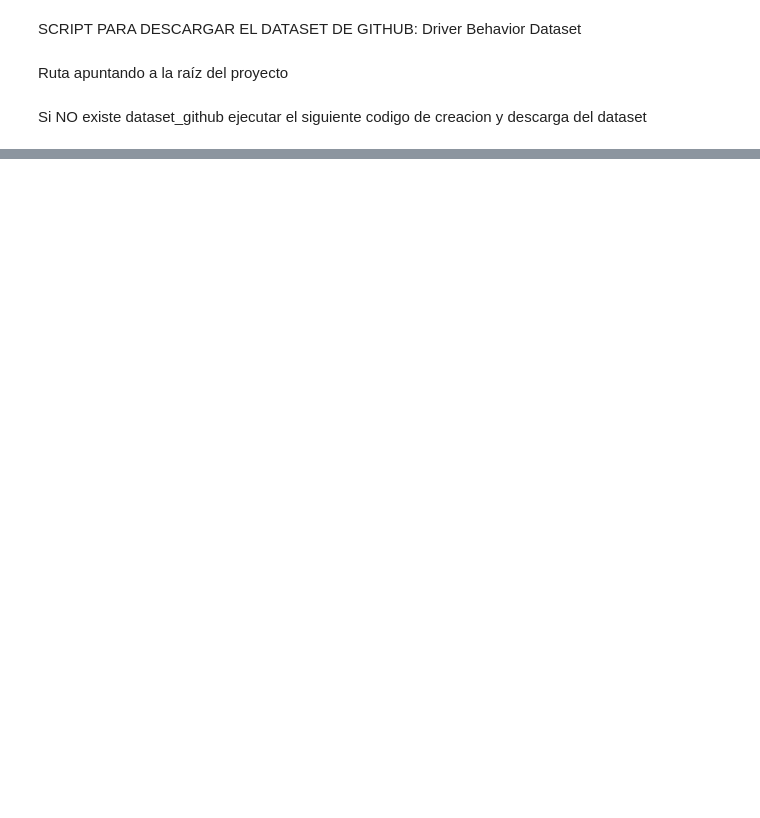
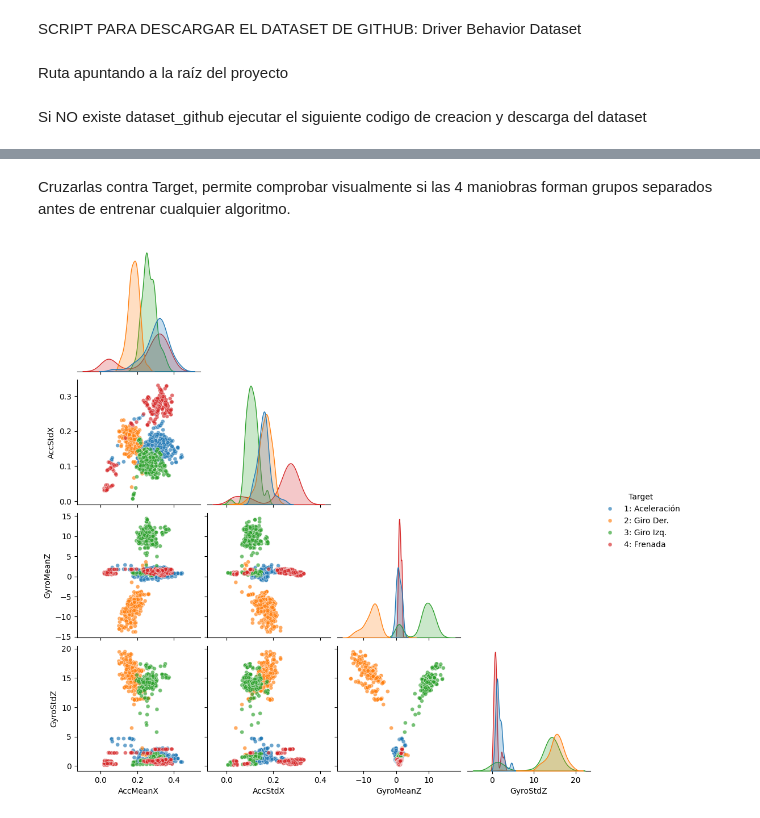
Before and after one commit to muller10000/tp-ia-driving-behavior, a Jupyter notebook: notebooks/1_exploracion_datos.ipynb, the cells around one changed output, grey strips where cells are left out. Saved outputs shown, nothing was run; the diff lists cells and outputs as text; code cells hidden in the pictures; blank space fills up the shorter version.

```diff
--- a/notebooks/1_exploracion_datos.ipynb
+++ b/notebooks/1_exploracion_datos.ipynb
@@ -81,0 +270,29 @@ Descarga exitosa.Datos de GitHub copiados a: ../data/raw/dataset_github
+# %% [markdown]
+Cruzarlas contra Target, permite comprobar visualmente si las 4 maniobras forman grupos separados antes de entrenar cualquier algoritmo.
+# %%
+# Seleccionamos las 4 variables físicas clave + variable objetivo
+cols_fisicas = ['AccMeanX', 'AccStdX', 'GyroMeanZ', 'GyroStdZ', 'Target']
+
+# Nombres descriptivos para las clases
+etiquetas = {
+    1: '1: Aceleración',
+    2: '2: Giro Der.',
+    3: '3: Giro Izq.',
+    4: '4: Frenada'
+}
+
+df_plot = df_feat[cols_fisicas].copy()
+df_plot['Target'] = df_plot['Target'].map(etiquetas)
+
+# Generamos el pairplot mostrando solamente la mitad inferior
+feat_plot = sns.pairplot(
+    df_plot,
+    hue='Target',
+    diag_kind='kde',
+    plot_kws={'alpha': 0.65, 's': 25},
+    corner=True
+)
+
+plt.show()
+# %% [output]
+[figure, added]
```
Also changed, not shown: parts of 117 cells of this notebook, 4 other files.
